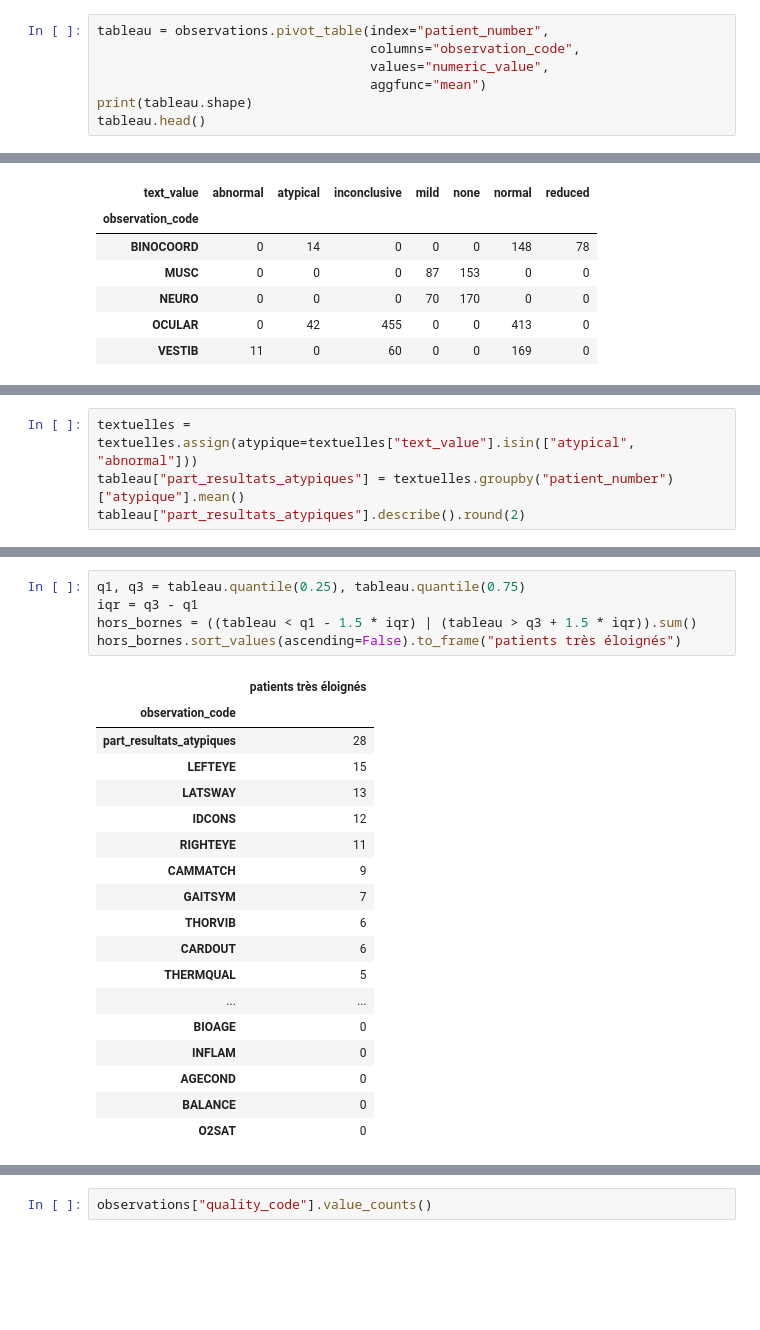
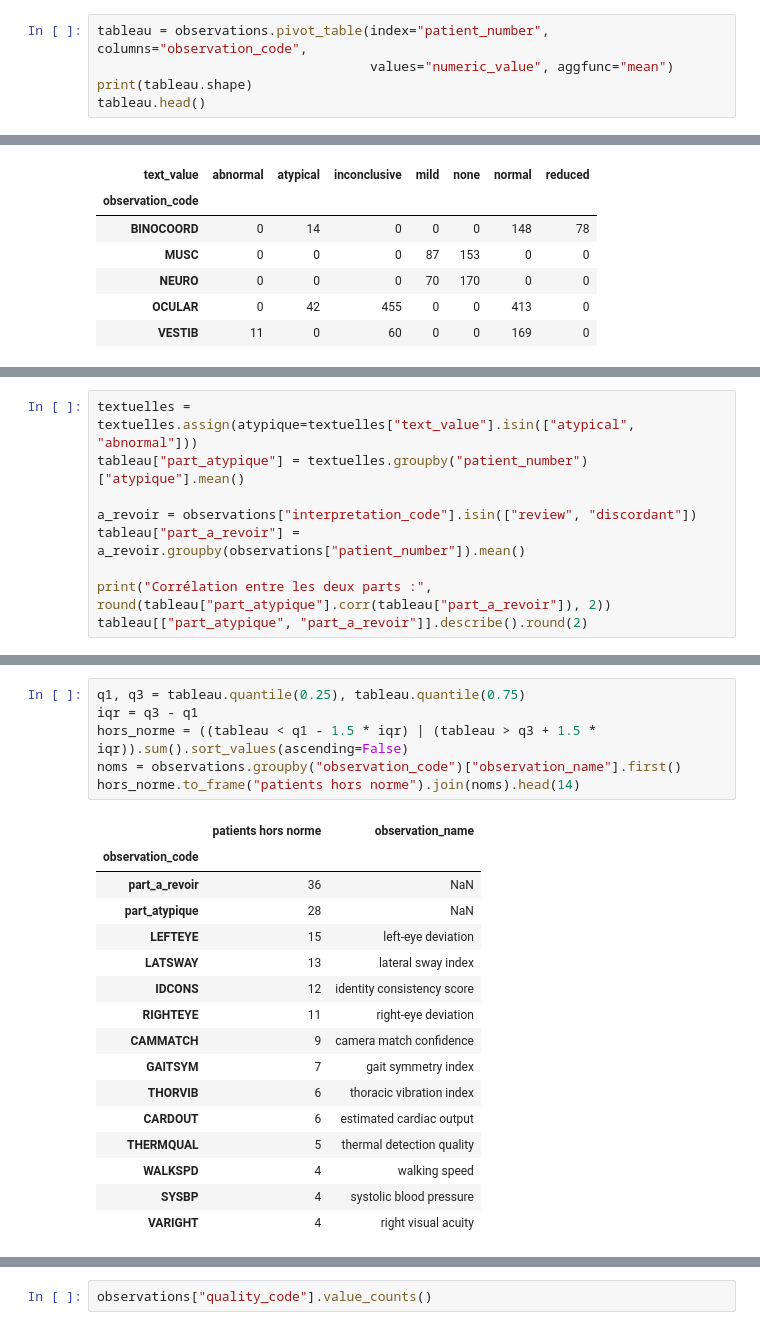
Before and after one commit to a-t-richard/20262027-UE-DataMining-Project, a Jupyter notebook: 03_health_analyse.ipynb, the cells around one changed output, grey strips where cells are left out. Saved outputs shown, nothing was run; the diff lists cells and outputs as text; blank space fills up the shorter version.

```diff
--- a/03_health_analyse.ipynb
+++ b/03_health_analyse.ipynb
@@ -78,8 +69,6 @@ Pour comparer les patients entre eux, on veut un tableau avec **une ligne par pa
 # %%
-tableau = observations.pivot_table(index="patient_number",
-                                   columns="observation_code",
-                                   values="numeric_value",
-                                   aggfunc="mean")
+tableau = observations.pivot_table(index="patient_number", columns="observation_code",
+                                   values="numeric_value", aggfunc="mean")
 print(tableau.shape)
 tableau.head()
 # %% [output]
@@ -116,5 +121,10 @@ On pourrait transformer chaque catégorie en colonne de 0 et de 1, mais ça ajou
 # %%
 textuelles = textuelles.assign(atypique=textuelles["text_value"].isin(["atypical", "abnormal"]))
-tableau["part_resultats_atypiques"] = textuelles.groupby("patient_number")["atypique"].mean()
-tableau["part_resultats_atypiques"].describe().round(2)
+tableau["part_atypique"] = textuelles.groupby("patient_number")["atypique"].mean()
+
+a_revoir = observations["interpretation_code"].isin(["review", "discordant"])
+tableau["part_a_revoir"] = a_revoir.groupby(observations["patient_number"]).mean()
+
+print("Corrélation entre les deux parts :", round(tableau["part_atypique"].corr(tableau["part_a_revoir"]), 2))
+tableau[["part_atypique", "part_a_revoir"]].describe().round(2)
 # %% [output]
@@ -136,25 +148,24 @@ On veut savoir si certaines mesures ont des valeurs très éloignées des autres
 # %%
 q1, q3 = tableau.quantile(0.25), tableau.quantile(0.75)
 iqr = q3 - q1
-hors_bornes = ((tableau < q1 - 1.5 * iqr) | (tableau > q3 + 1.5 * iqr)).sum()
-hors_bornes.sort_values(ascending=False).to_frame("patients très éloignés")
+hors_norme = ((tableau < q1 - 1.5 * iqr) | (tableau > q3 + 1.5 * iqr)).sum().sort_values(ascending=False)
+noms = observations.groupby("observation_code")["observation_name"].first()
+hors_norme.to_frame("patients hors norme").join(noms).head(14)
 # %% [output]
-|  | patients très éloignés |
-| observation_code |  |
-| part_resultats_atypiques | 28 |
-| LEFTEYE | 15 |
-| LATSWAY | 13 |
-| IDCONS | 12 |
-| RIGHTEYE | 11 |
-| CAMMATCH | 9 |
-| GAITSYM | 7 |
-| THORVIB | 6 |
-| CARDOUT | 6 |
-| THERMQUAL | 5 |
-| ... | ... |
-| BIOAGE | 0 |
-| INFLAM | 0 |
-| AGECOND | 0 |
-| BALANCE | 0 |
-| O2SAT | 0 |
+|  | patients hors norme | observation_name |
+| observation_code |  |  |
+| part_a_revoir | 36 | NaN |
+| part_atypique | 28 | NaN |
+| LEFTEYE | 15 | left-eye deviation |
+| LATSWAY | 13 | lateral sway index |
+| IDCONS | 12 | identity consistency score |
+| RIGHTEYE | 11 | right-eye deviation |
+| CAMMATCH | 9 | camera match confidence |
+| GAITSYM | 7 | gait symmetry index |
+| THORVIB | 6 | thoracic vibration index |
+| CARDOUT | 6 | estimated cardiac output |
+| THERMQUAL | 5 | thermal detection quality |
+| WALKSPD | 4 | walking speed |
+| SYSBP | 4 | systolic blood pressure |
+| VARIGHT | 4 | right visual acuity |
 # %% [markdown]
```
Also changed, not shown: parts of 99 cells of this notebook.
